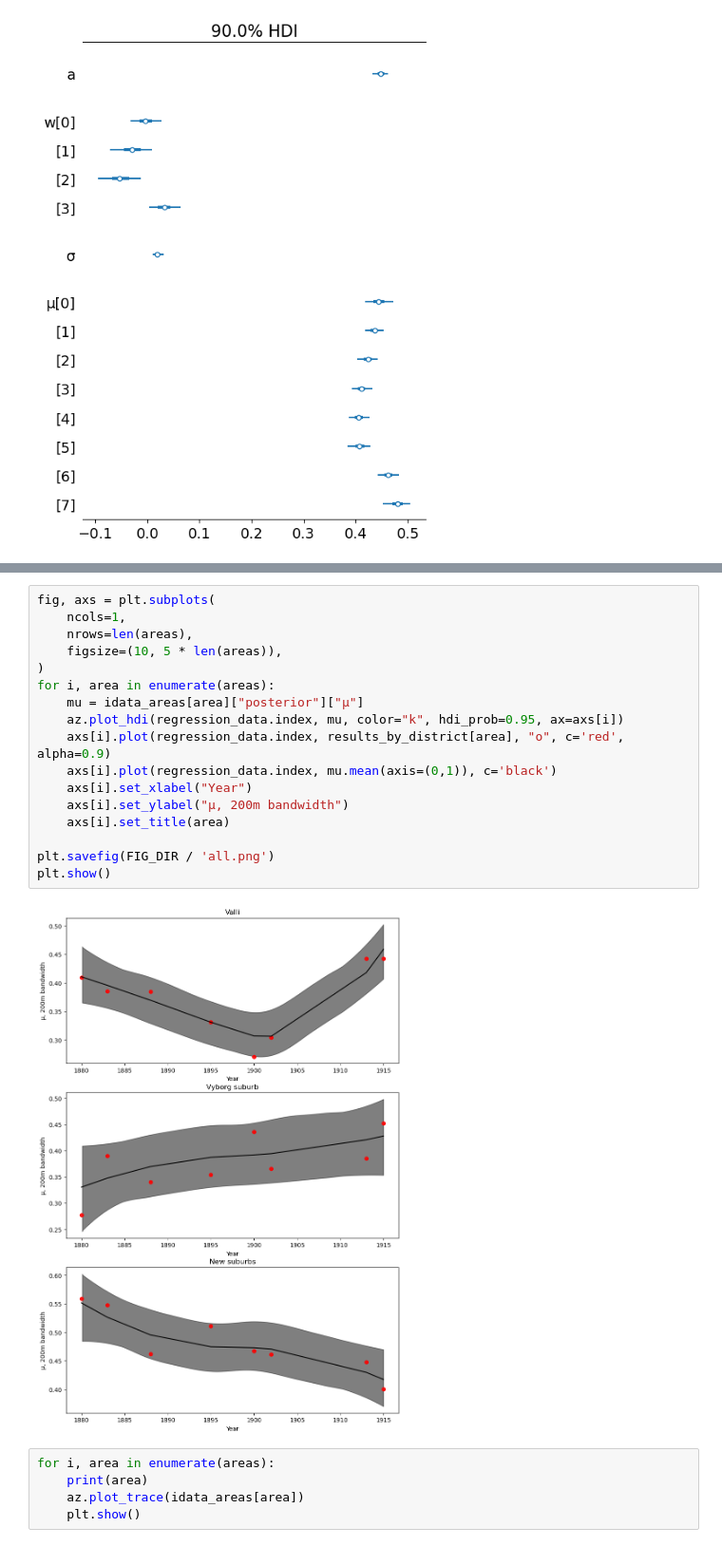
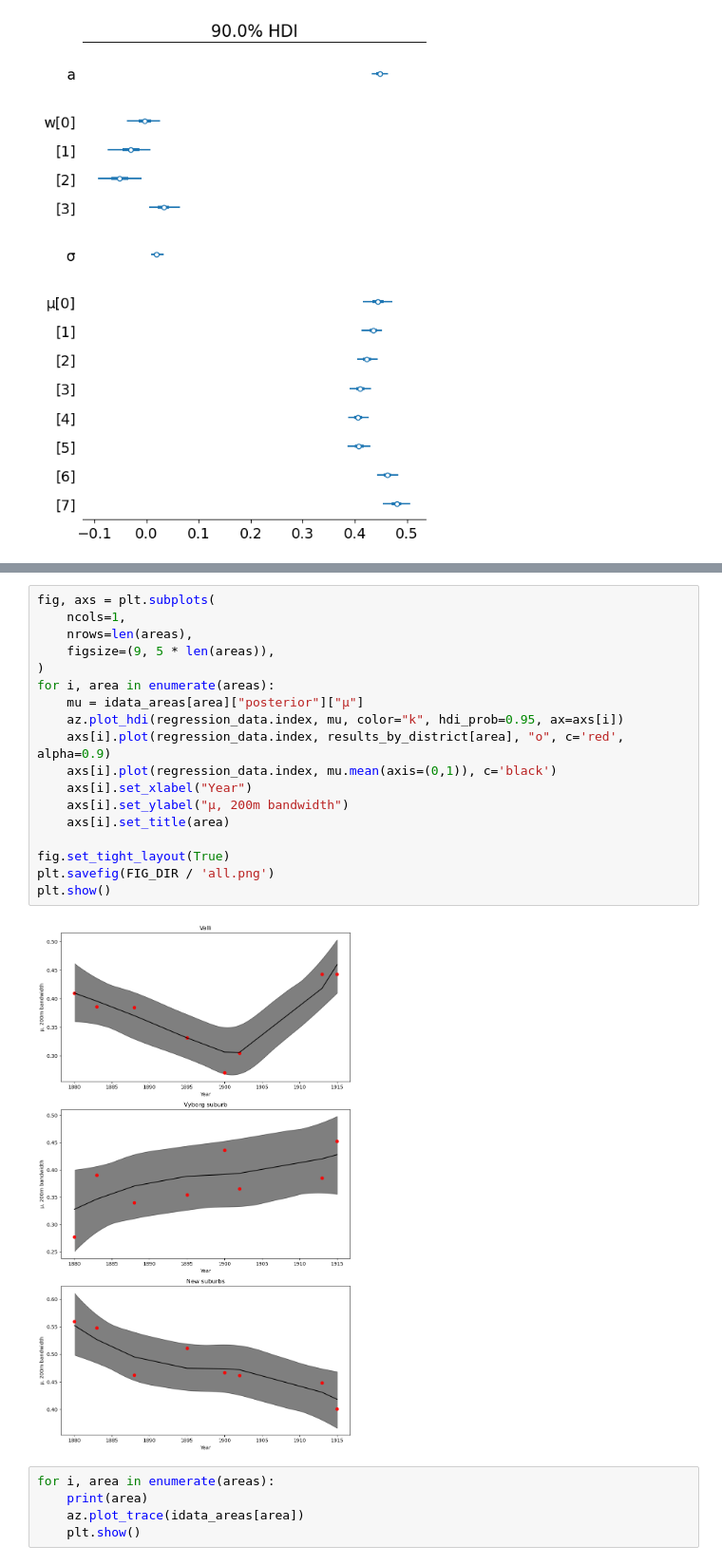
Before and after one commit to AnttiHaerkoenen/spatial_segregation, a Jupyter notebook: notebooks/segregation_change_1880-1915.ipynb, the cells around one changed output, grey strips where cells are left out. Shown at 95% size. Saved outputs shown, nothing was run; the diff lists cells and outputs as text.

```diff
--- a/notebooks/segregation_change_1880-1915.ipynb
+++ b/notebooks/segregation_change_1880-1915.ipynb
@@ -660,22 +660,23 @@ Sampling 2 chains for 1_000 tune and 1_000 draw iterations (2_000 + 2_000 draws
 # %%
 fig, axs = plt.subplots(
     ncols=1,
     nrows=len(areas),
-    figsize=(10, 5 * len(areas)),
+    figsize=(9, 5 * len(areas)),
 )
 for i, area in enumerate(areas):
     mu = idata_areas[area]["posterior"]["μ"]
     az.plot_hdi(regression_data.index, mu, color="k", hdi_prob=0.95, ax=axs[i])
     axs[i].plot(regression_data.index, results_by_district[area], "o", c='red', alpha=0.9)
     axs[i].plot(regression_data.index, mu.mean(axis=(0,1)), c='black')
     axs[i].set_xlabel("Year")
     axs[i].set_ylabel("μ, 200m bandwidth")
     axs[i].set_title(area)
 
+fig.set_tight_layout(True)
 plt.savefig(FIG_DIR / 'all.png')
 plt.show()
 # %% [output]
-[figure, old version]
+[figure, new version]
 # %%
 for i, area in enumerate(areas):
     print(area)
```
Also changed, not shown: parts of 5 cells of this notebook, 5 other files.
